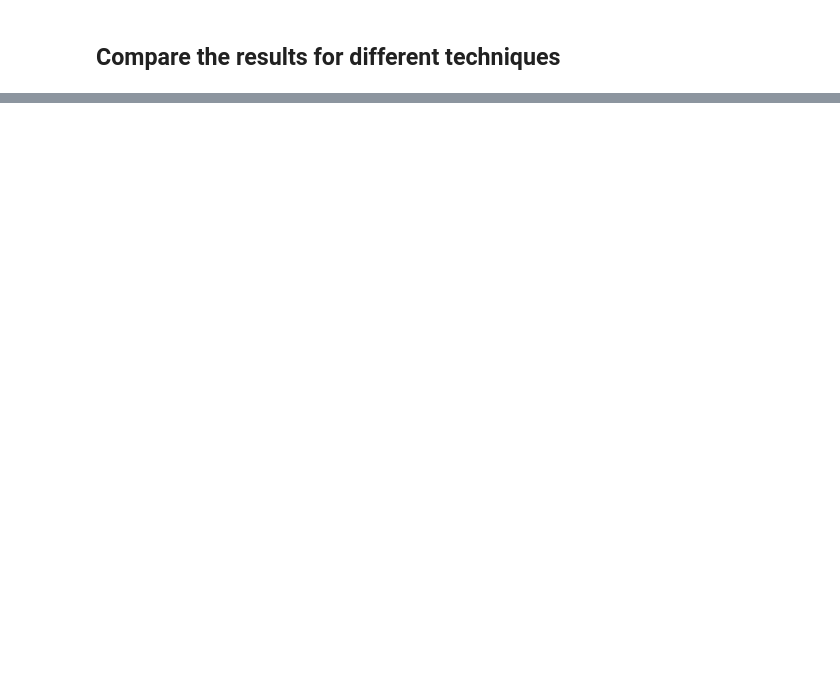
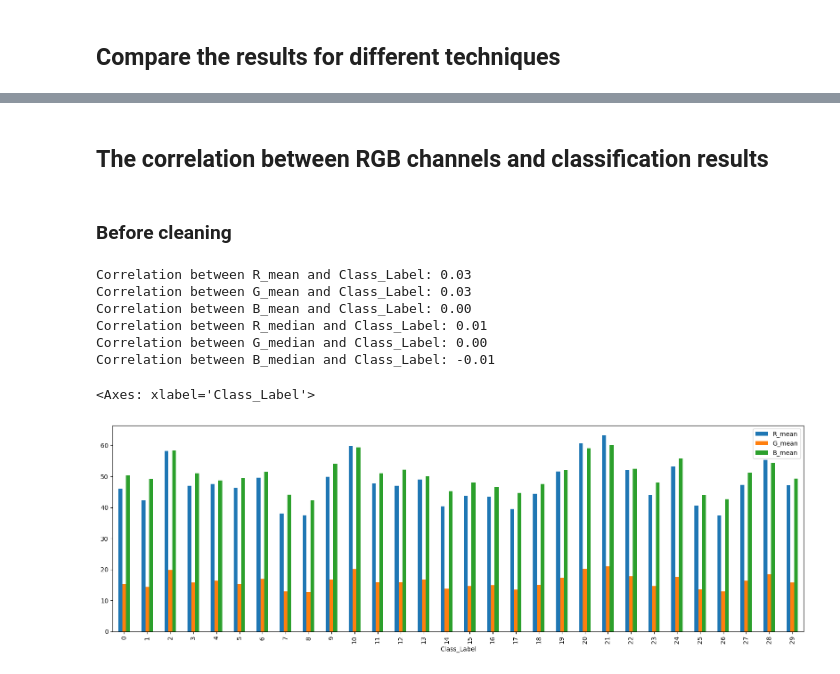
Before and after one commit to pavonism/intro-to-ml, a Jupyter notebook: scripts/ResultsAnalysis.ipynb, the cells around one changed output, grey strips where cells are left out. Drawn from its saved outputs; the diff is of its cells as text; code cells hidden in the pictures; blank space fills up the shorter version.

Commit message:
Add some results analysis

```diff
--- a/scripts/ResultsAnalysis.ipynb
+++ b/scripts/ResultsAnalysis.ipynb
@@ -33,0 +72,42 @@ results_df
+# %% [markdown]
+## The correlation between RGB channels and classification results
+# %% [markdown]
+### Before cleaning
+# %%
+image_files = glob.glob('../data/tsrc_spectrograms/test/**/*.png')
+df = pd.read_csv('../models/simple_cnn_tsrc_spectrograms/predictions.csv')
+class_labels = df["y_true"].values
+
+data = []
+
+for img_file, label in tqdm(zip(image_files, class_labels), total=len(image_files)):
+    img = Image.open(img_file).convert("RGB")
+    img_array = np.array(img)
+
+    r_mean = img_array[:, :, 0].mean()
+    g_mean = img_array[:, :, 1].mean()
+    b_mean = img_array[:, :, 2].mean()
+
+    r_median = np.median(img_array[:, :, 0])
+    g_median = np.median(img_array[:, :, 1])
+    b_median = np.median(img_array[:, :, 2])
+
+    data.append([r_mean, g_mean, b_mean, r_median, g_median, b_median, label])
+
+df = pd.DataFrame(data, columns=["R_mean", "G_mean", "B_mean", "R_median", "G_median", "B_median", "Class_Label"])
+
+for channel in ["R_mean", "G_mean", "B_mean", "R_median", "G_median", "B_median",]:
+    corr, _ = pearsonr(df[channel], df["Class_Label"])
+    print(f"Correlation between {channel} and Class_Label: {corr:.2f}")
+# %% [output]
+Correlation between R_mean and Class_Label: 0.03
+Correlation between G_mean and Class_Label: 0.03
+Correlation between B_mean and Class_Label: 0.00
+Correlation between R_median and Class_Label: 0.01
+Correlation between G_median and Class_Label: 0.00
+Correlation between B_median and Class_Label: -0.01
+# %%
+df.groupby("Class_Label").mean()[['R_mean', 'G_mean', 'B_mean']].plot(kind='bar', figsize=(20, 6))
+# %% [output]
+<Axes: xlabel='Class_Label'>
+[figure, added]
```
Also changed, not shown: parts of 18 cells of this notebook, 6 other files.
